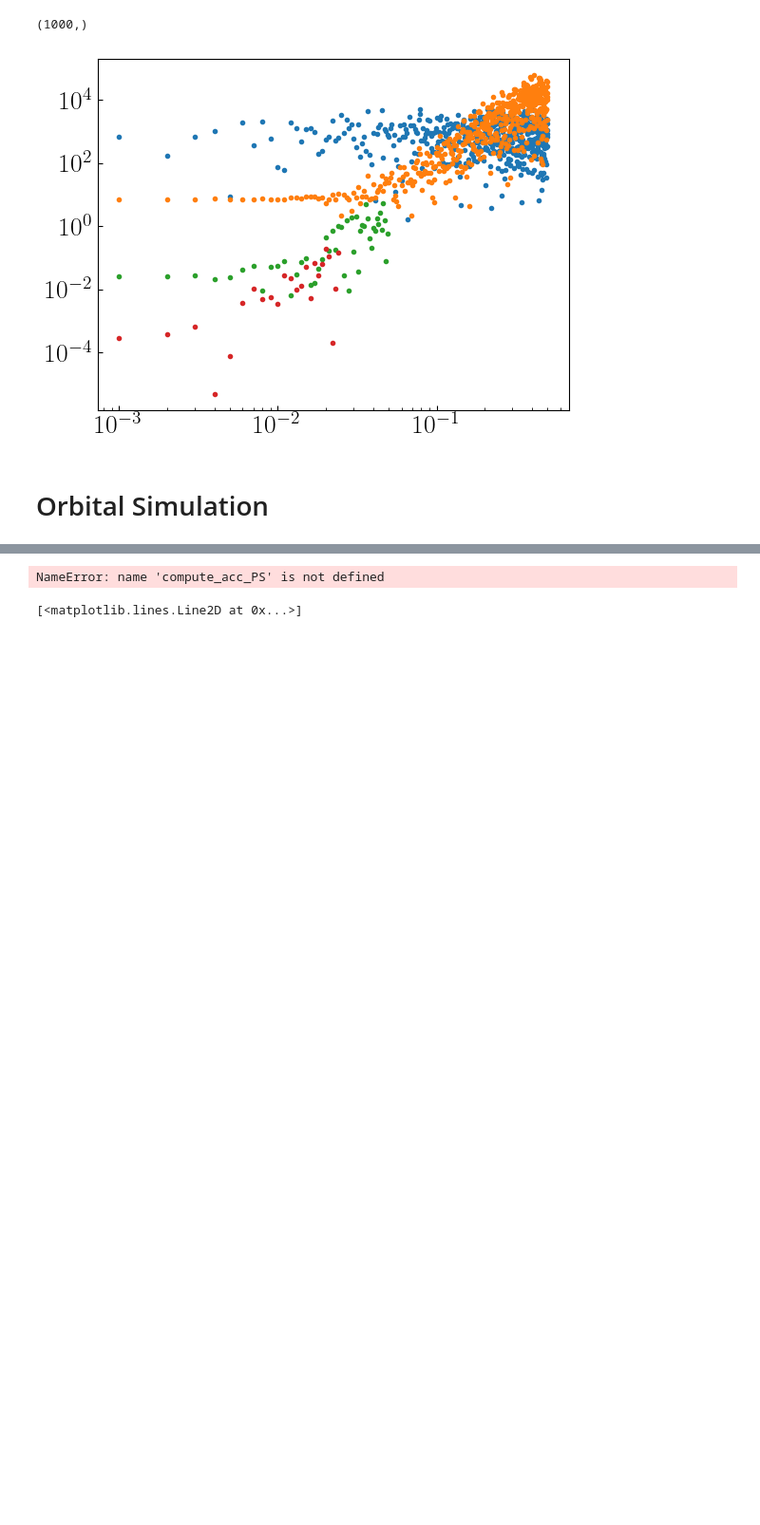
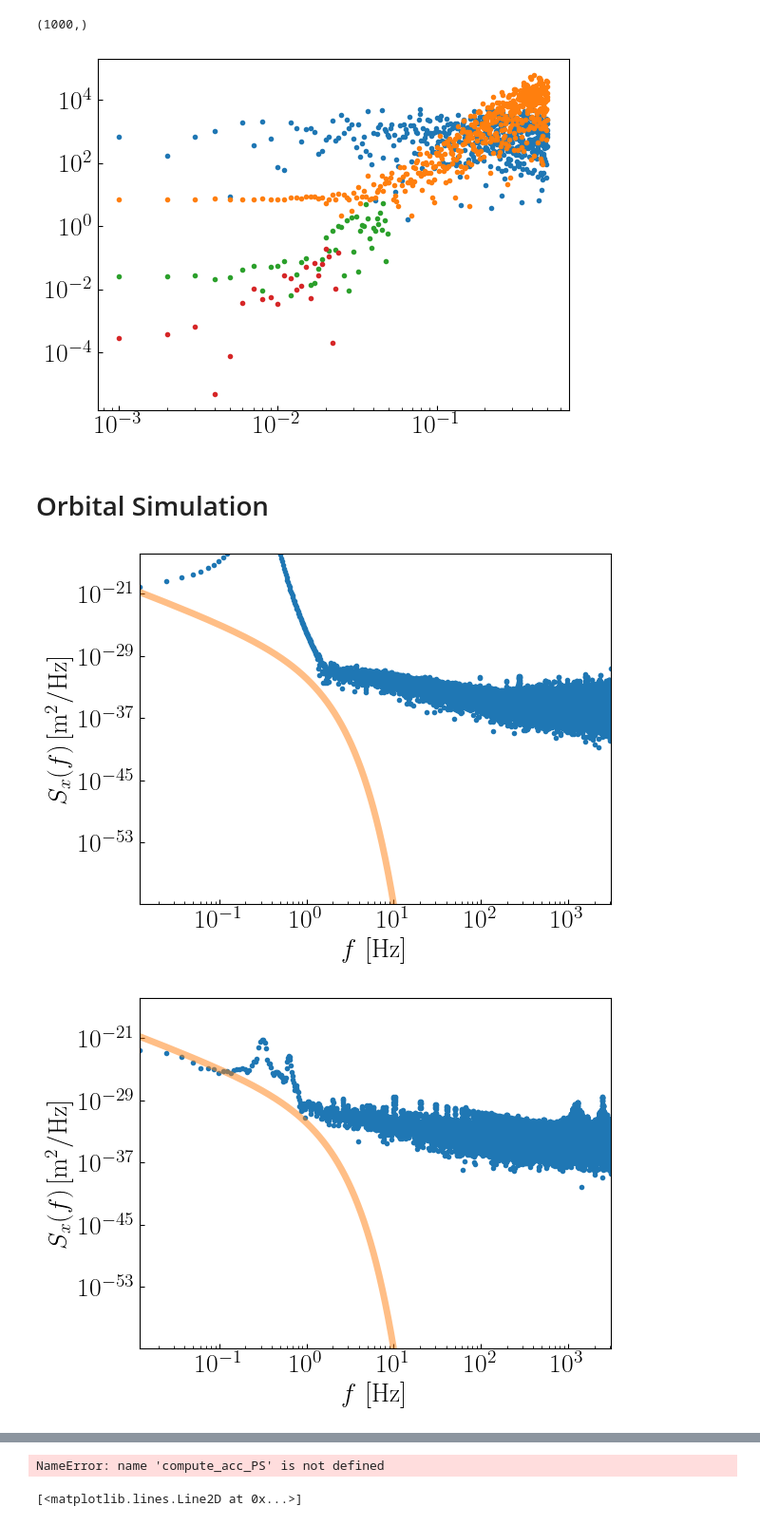
Before and after one commit to hjkim0620/ULDM_HarmonicOscillator, a Jupyter notebook: ULDM_HarmonicOscillator.ipynb, the cells around one changed output, grey strips where cells are left out. Shown at 95% size. Saved outputs shown, nothing was run; the diff lists cells and outputs as text; code cells hidden in the pictures; blank space fills up the shorter version.

```diff
--- a/ULDM_HarmonicOscillator.ipynb
+++ b/ULDM_HarmonicOscillator.ipynb
@@ -451,0 +511,13 @@ test.solve()
+# %%
+plot_position_PS(test.planet[0]['time'],
+                 np.array(test.planet[0]['pos'])[:,0],
+                 coh=test.coh,
+                 wd=True)
+
+plot_position_PS(test.planet[0]['time'],
+                 subtracted_pos,
+                 coh=test.coh,
+                 wd=True)
+# %% [output]
+[figure, added]
+[figure, added]
```
Also changed, not shown: parts of 15 cells of this notebook, 1 other file.
